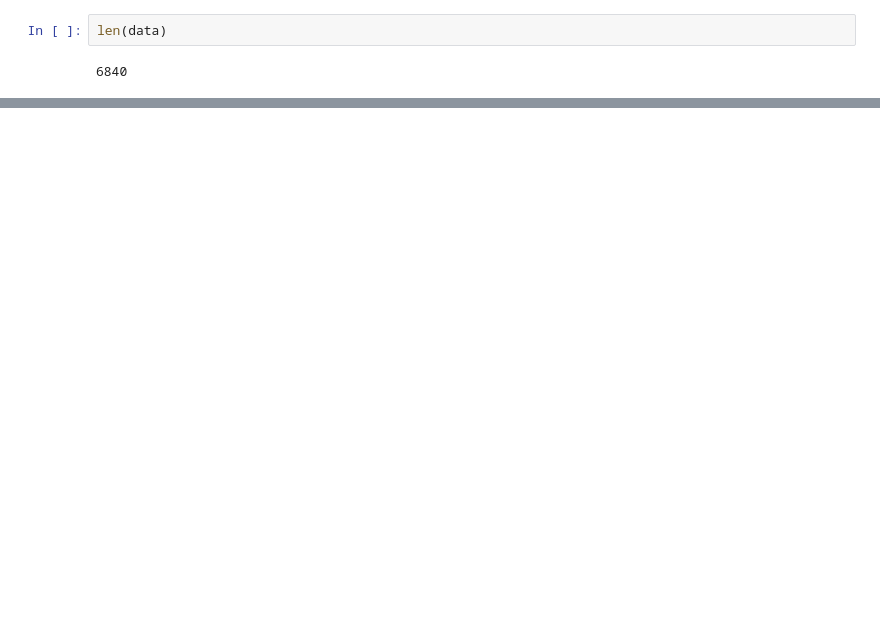
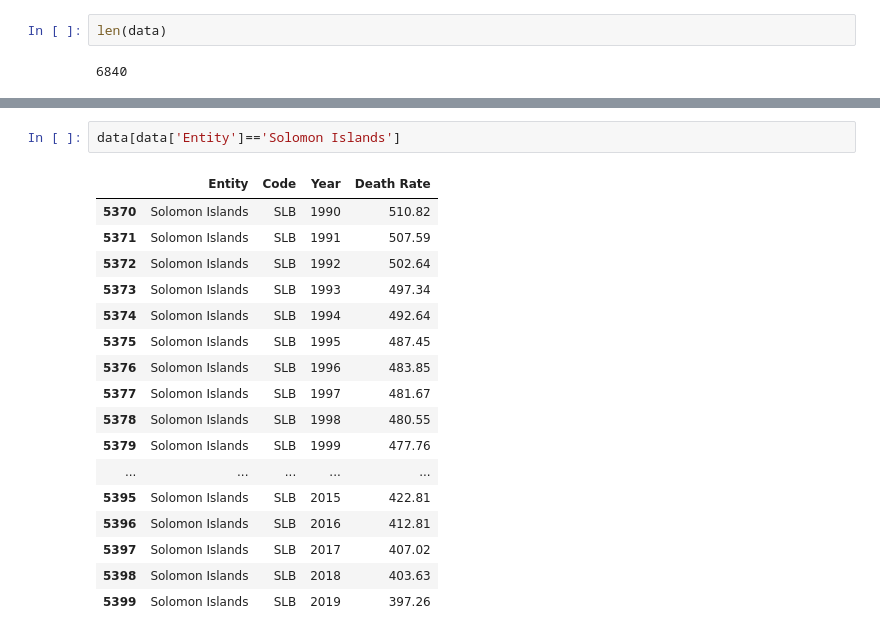
Before and after one commit to ashleyncasanova/air-quality-project, a Jupyter notebook: indoor-air-pollution.ipynb, the cells around one changed output, grey strips where cells are left out. Saved outputs shown, nothing was run; the diff lists cells and outputs as text; blank space fills up the shorter version.

```diff
--- a/indoor-air-pollution.ipynb
+++ b/indoor-air-pollution.ipynb
@@ -30,0 +94,20 @@ dtype: object
+# %%
+data[data['Entity']=='Solomon Islands']
+# %% [output]
+|  | Entity | Code | Year | Death Rate |
+| 5370 | Solomon Islands | SLB | 1990 | 510.82 |
+| 5371 | Solomon Islands | SLB | 1991 | 507.59 |
+| 5372 | Solomon Islands | SLB | 1992 | 502.64 |
+| 5373 | Solomon Islands | SLB | 1993 | 497.34 |
+| 5374 | Solomon Islands | SLB | 1994 | 492.64 |
+| 5375 | Solomon Islands | SLB | 1995 | 487.45 |
+| 5376 | Solomon Islands | SLB | 1996 | 483.85 |
+| 5377 | Solomon Islands | SLB | 1997 | 481.67 |
+| 5378 | Solomon Islands | SLB | 1998 | 480.55 |
+| 5379 | Solomon Islands | SLB | 1999 | 477.76 |
+| ... | ... | ... | ... | ... |
+| 5395 | Solomon Islands | SLB | 2015 | 422.81 |
+| 5396 | Solomon Islands | SLB | 2016 | 412.81 |
+| 5397 | Solomon Islands | SLB | 2017 | 407.02 |
+| 5398 | Solomon Islands | SLB | 2018 | 403.63 |
+| 5399 | Solomon Islands | SLB | 2019 | 397.26 |
```
Also changed, not shown: parts of 13 cells of this notebook, 1 other file.
